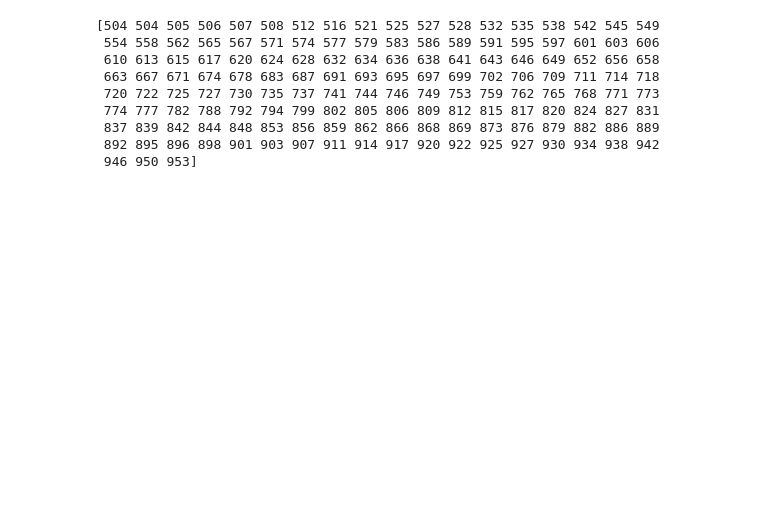
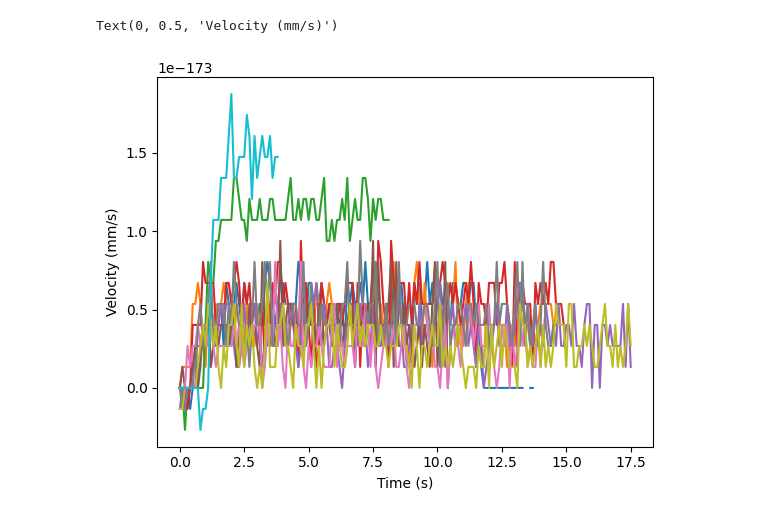
Before and after one commit to luke-wriglesworth/millikan, a Jupyter notebook: milikan.ipynb, the cells around one changed output. Cells and saved outputs as stored; diff of their text form; code cells hidden in the pictures; blank space fills up the shorter version.

```diff
--- a/milikan.ipynb
+++ b/milikan.ipynb
@@ -1,19 +1,49 @@
 # %%
-# !!! need to use xlrd==1.2.0, numpy==1.26.4, pandas==1.3.5 or panda won't read xlsx
+# !!! need to install xlrd==1.2.0, numpy==1.26.4, pandas==1.3.5, or pandas won't read the .xlsx files generated by the software
 import pandas as pd
 import numpy as np
+import matplotlib.pyplot as plt
+from uncertainties import ufloat
 
+# Get measurements from individual excel files
 measurement_numbers = np.arange(6,61)
-measurements = np.zeros(len(measurement_numbers))
-test = pd.read_excel('excel_measurements/7.xlsx', engine='xlrd')
-print(test.values[:,0])
+measurements = []
+for i in range(measurement_numbers[-1]+1):
+    if i < measurement_numbers[0]:
+        measurements.append(np.nan)
+        continue
+    measurements.append(pd.read_excel(f'measurements/{i}.xlsx', engine='xlrd').values[:,0])
+    # clean #NV values
+    for j in range(len(measurements[-1])):
+        if measurements[-1][j] == '#NV':
+            measurements[-1][j] = np.nan
+measurements = measurements[6:]
+
+
+# Get v_stop
+v_stop = np.loadtxt("measurements/v_stop.txt")
-# %% [output]
-[504 504 505 506 507 508 512 516 521 525 527 528 532 535 538 542 545 549
- 554 558 562 565 567 571 574 577 579 583 586 589 591 595 597 601 603 606
- 610 613 615 617 620 624 628 632 634 636 638 641 643 646 649 652 656 658
- 663 667 671 674 678 683 687 691 693 695 697 699 702 706 709 711 714 718
- 720 722 725 727 730 735 737 741 744 746 749 753 759 762 765 768 771 773
- 774 777 782 788 792 794 799 802 805 806 809 812 815 817 820 824 827 831
- 837 839 842 844 848 853 856 859 862 866 868 869 873 876 879 882 886 889
- 892 895 896 898 901 903 907 911 914 917 920 922 925 927 930 934 938 942
- 946 950 953]
+# %%
+# constants from manual
+rho_oil = 875.3 # kg/m^3
+rho_air = 1.204 # kg/m^3
+g = 9.80 # m/s^2
+nu_air = 1.827e-5 # Ps s at 1 atm
+d = 6.0/1000 # m (parallel plate distance)
+frame_rate = 10 # Hz
+conversion_ratio = ufloat(540,1) # px / mm
+
+# convert pixels to mm
+measurements = [m / conversion_ratio for m in measurements] # mm
+
+# calculate velociites using framerate
+# v is dy/dt = (10 Frame / s) * (dy / 1 Frame)
+velocites = [np.diff(m)*frame_rate for m in measurements] # mm/s
+times = [np.arange(0, len(v)/frame_rate, 1/frame_rate) for v in velocites]
+
+for m in range(len(measurements))[:10]:
+    plt.plot(times[m], [v.n for v in velocites[m]])
+plt.xlabel('Time (s)')
+plt.ylabel('Velocity (mm/s)')
+# %% [output]
+Text(0, 0.5, 'Velocity (mm/s)')
+[figure, added]
```
